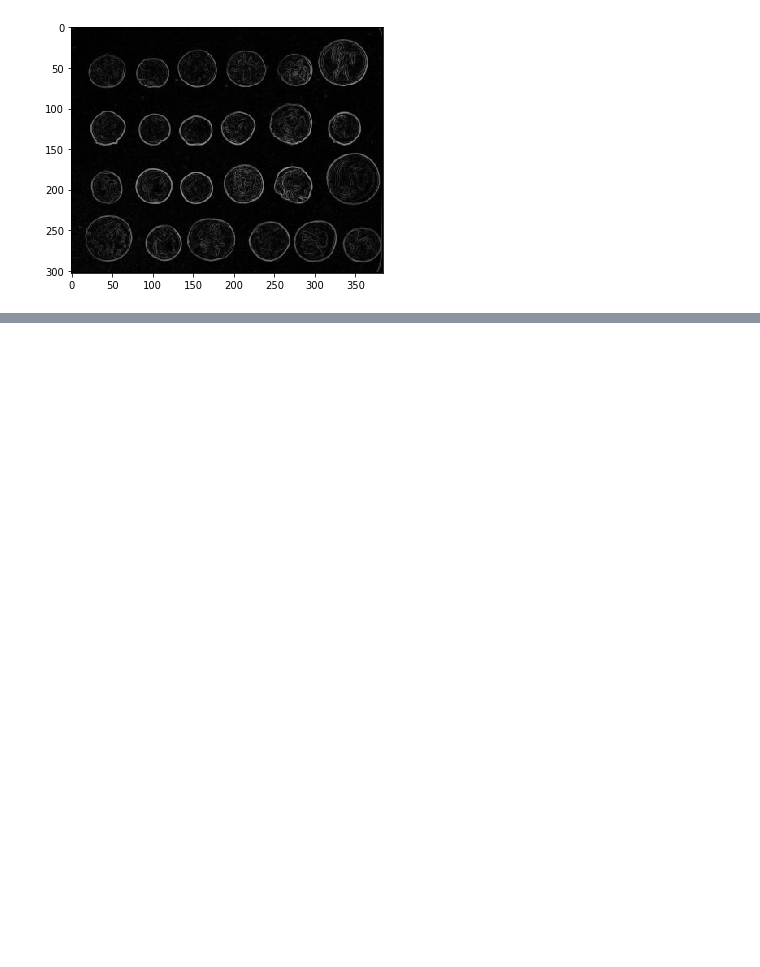
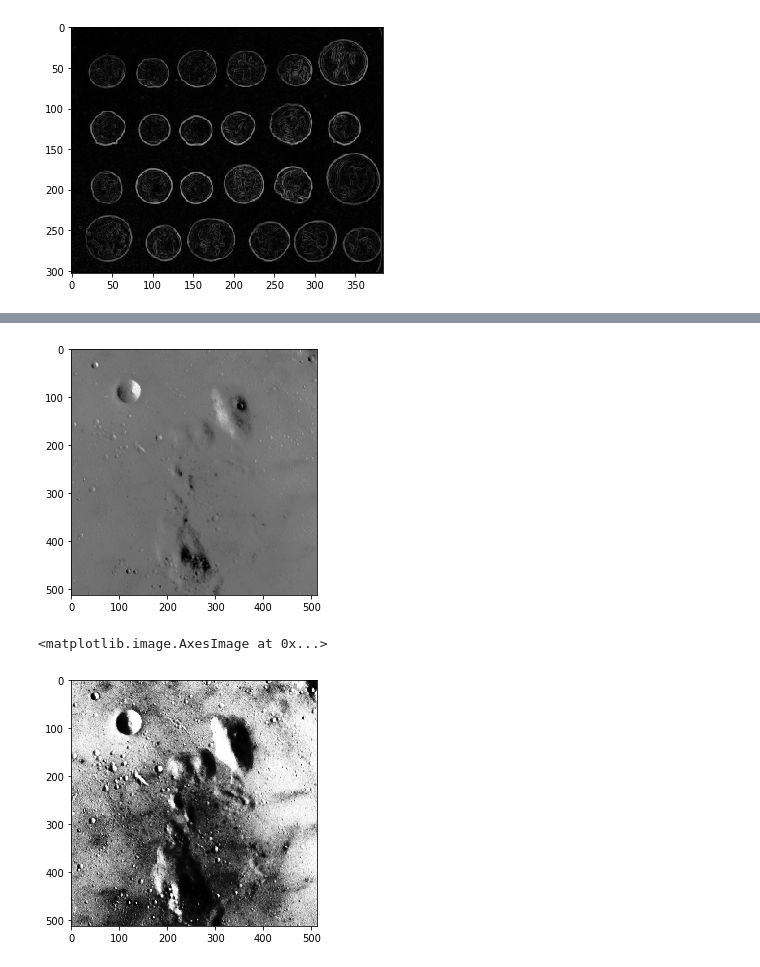
Before and after one commit to Ugur0855/GoogleCollab, a Jupyter notebook: Python_ile_görüntü_işleme.ipynb, the cells around one changed output, grey strips where cells are left out. Drawn from its saved outputs; the diff is of its cells as text; code cells hidden in the pictures; blank space fills up the shorter version.

```diff
--- a/Python_ile_görüntü_işleme.ipynb
+++ b/Python_ile_görüntü_işleme.ipynb
@@ -15,0 +30,10 @@ io.imshow(kenarlar);
+# %%
+I = data.moon()
+I_eq = exposure.equalize_hist(I)
+io.imshow(I)
+io.show()
+io.imshow(I_eq)
+# %% [output]
+[figure, added]
+<matplotlib.image.AxesImage at 0x...>
+[figure, added]
```
Also changed, not shown: parts of 6 cells of this notebook.
